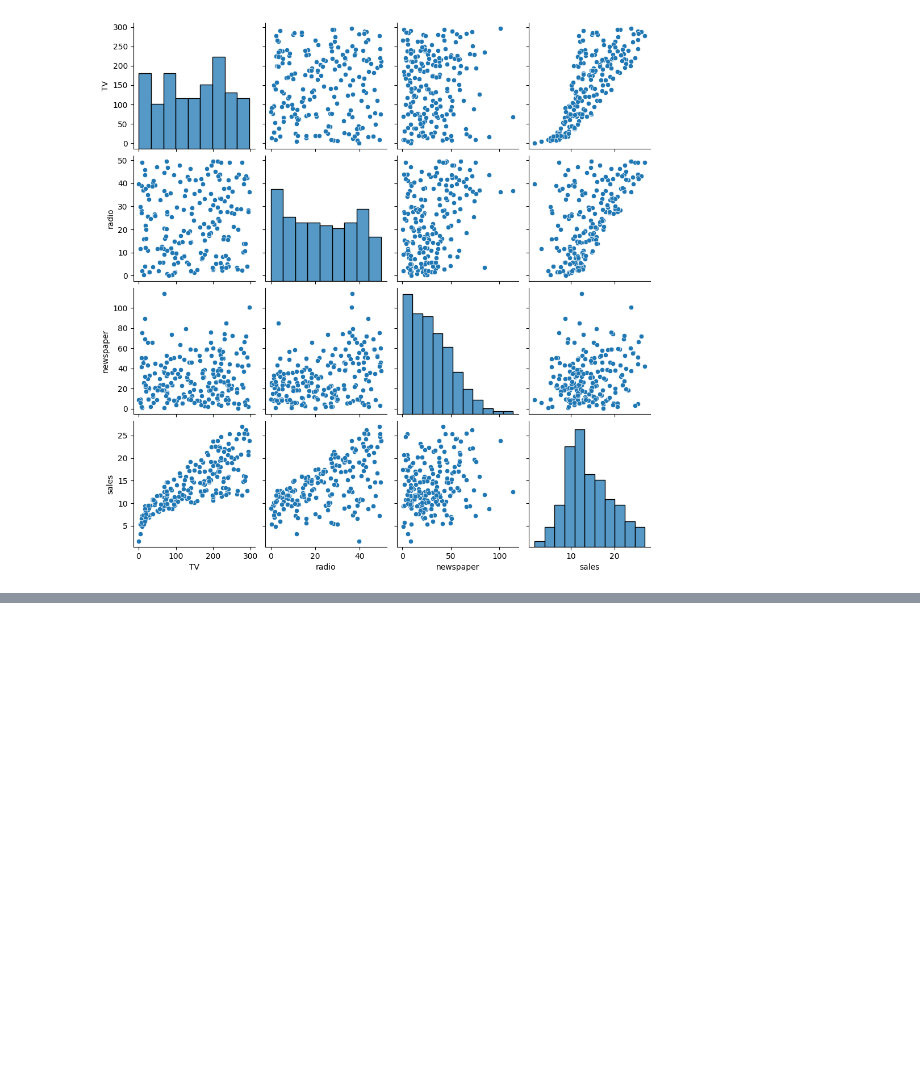
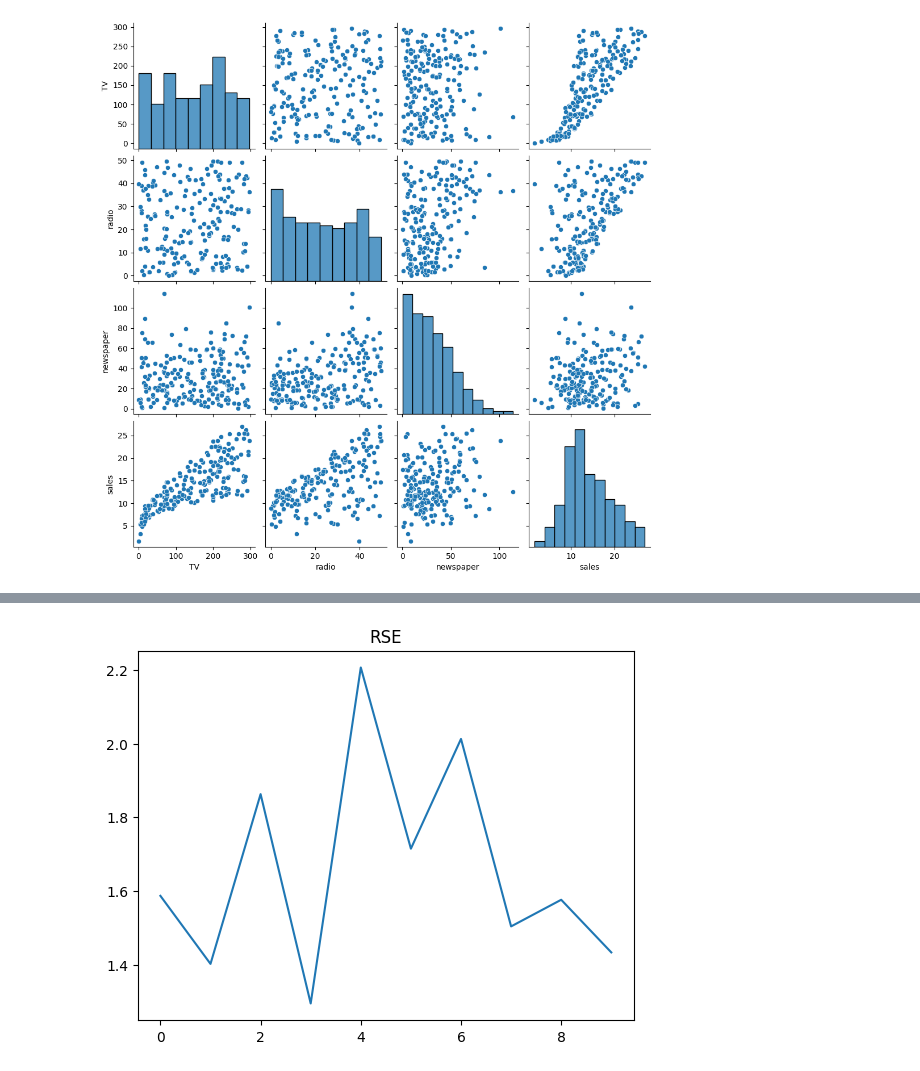
Before and after one commit to manoelmms/IntroMachineLearning, a Jupyter notebook: Tarefa 2 - Regressão Linear/Tarefa 2.ipynb, the cells around one changed output, grey strips where cells are left out. Cells and saved outputs as stored; diff of their text form; code cells hidden in the pictures; blank space fills up the shorter version.

```diff
--- a/Tarefa 2 - Regressão Linear/Tarefa 2.ipynb
+++ b/Tarefa 2 - Regressão Linear/Tarefa 2.ipynb
@@ -357,0 +547,6 @@ Coefficients of the linear regression model using the sklearn library without sp
+# %%
+plt.plot(RSEs)
+plt.title('RSE')
+plt.show()
+# %% [output]
+[figure, added]
```
Also changed, not shown: parts of 41 cells of this notebook.
